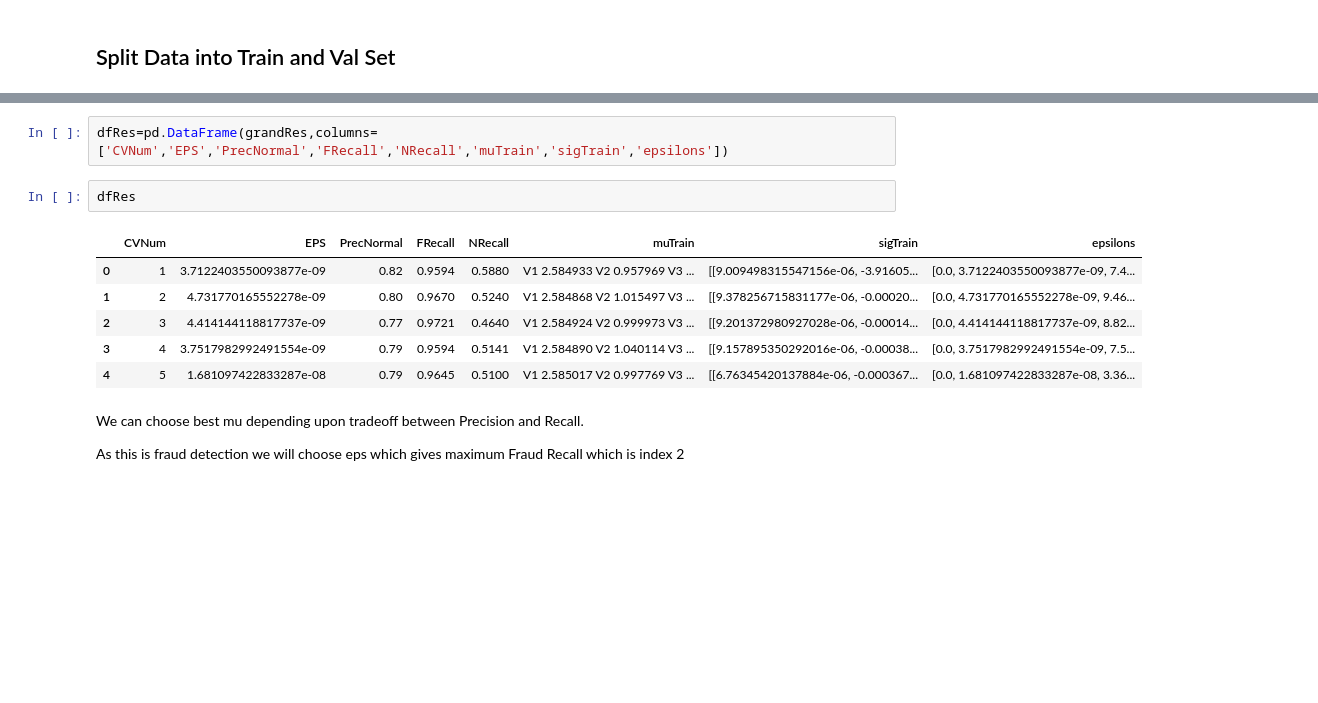
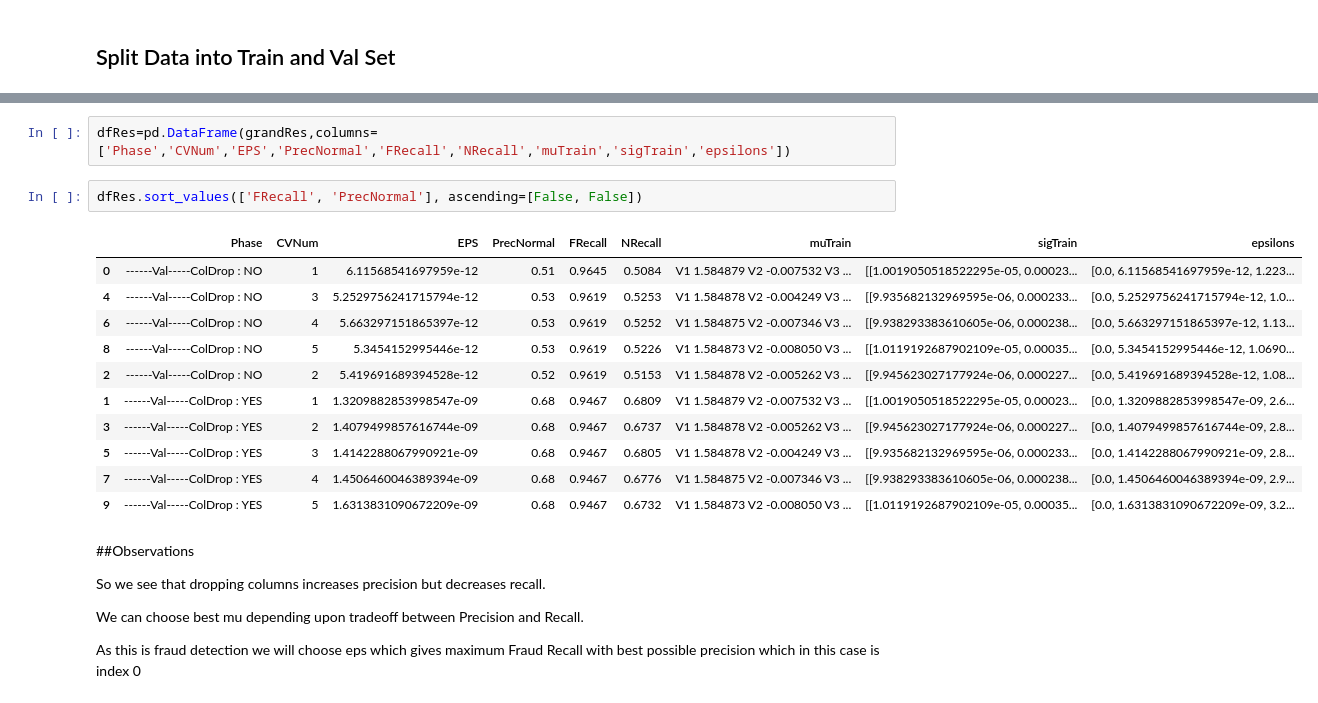
Before and after one commit to kinjaldand/MLProjects, a Jupyter notebook: CreditCardFraudDetection/multivariate_normalMethod.ipynb, the cells around one changed output, grey strips where cells are left out. Drawn from its saved outputs; the diff is of its cells as text; blank space fills up the shorter version.

```diff
--- a/CreditCardFraudDetection/multivariate_normalMethod.ipynb
+++ b/CreditCardFraudDetection/multivariate_normalMethod.ipynb
@@ -330,15 +364,24 @@ weighted avg       0.81      0.79      0.77       643
 # %%
-dfRes=pd.DataFrame(grandRes,columns=['CVNum','EPS','PrecNormal','FRecall','NRecall','muTrain','sigTrain','epsilons'])
+dfRes=pd.DataFrame(grandRes,columns=['Phase','CVNum','EPS','PrecNormal','FRecall','NRecall','muTrain','sigTrain','epsilons'])
-# %%
-dfRes
-# %% [output]
-|  | CVNum | EPS | PrecNormal | FRecall | NRecall | muTrain | sigTrain | epsilons |
-| 0 | 1 | 3.7122403550093877e-09 | 0.82 | 0.9594 | 0.5880 | V1 2.584933 V2 0.957969 V3 ... | [[9.009498315547156e-06, -3.91605... | [0.0, 3.7122403550093877e-09, 7.4... |
-| 1 | 2 | 4.731770165552278e-09 | 0.80 | 0.9670 | 0.5240 | V1 2.584868 V2 1.015497 V3 ... | [[9.378256715831177e-06, -0.00020... | [0.0, 4.731770165552278e-09, 9.46... |
-| 2 | 3 | 4.414144118817737e-09 | 0.77 | 0.9721 | 0.4640 | V1 2.584924 V2 0.999973 V3 ... | [[9.201372980927028e-06, -0.00014... | [0.0, 4.414144118817737e-09, 8.82... |
-| 3 | 4 | 3.7517982992491554e-09 | 0.79 | 0.9594 | 0.5141 | V1 2.584890 V2 1.040114 V3 ... | [[9.157895350292016e-06, -0.00038... | [0.0, 3.7517982992491554e-09, 7.5... |
-| 4 | 5 | 1.681097422833287e-08 | 0.79 | 0.9645 | 0.5100 | V1 2.585017 V2 0.997769 V3 ... | [[6.76345420137884e-06, -0.000367... | [0.0, 1.681097422833287e-08, 3.36... |
+# %%
+dfRes.sort_values(['FRecall', 'PrecNormal'], ascending=[False, False])
+# %% [output]
+|  | Phase | CVNum | EPS | PrecNormal | FRecall | NRecall | muTrain | sigTrain | epsilons |
+| 0 | ------Val-----ColDrop : NO | 1 | 6.11568541697959e-12 | 0.51 | 0.9645 | 0.5084 | V1 1.584879 V2 -0.007532 V3 ... | [[1.0019050518522295e-05, 0.00023... | [0.0, 6.11568541697959e-12, 1.223... |
+| 4 | ------Val-----ColDrop : NO | 3 | 5.2529756241715794e-12 | 0.53 | 0.9619 | 0.5253 | V1 1.584878 V2 -0.004249 V3 ... | [[9.935682132969595e-06, 0.000233... | [0.0, 5.2529756241715794e-12, 1.0... |
+| 6 | ------Val-----ColDrop : NO | 4 | 5.663297151865397e-12 | 0.53 | 0.9619 | 0.5252 | V1 1.584875 V2 -0.007346 V3 ... | [[9.938293383610605e-06, 0.000238... | [0.0, 5.663297151865397e-12, 1.13... |
+| 8 | ------Val-----ColDrop : NO | 5 | 5.3454152995446e-12 | 0.53 | 0.9619 | 0.5226 | V1 1.584873 V2 -0.008050 V3 ... | [[1.0119192687902109e-05, 0.00035... | [0.0, 5.3454152995446e-12, 1.0690... |
+| 2 | ------Val-----ColDrop : NO | 2 | 5.419691689394528e-12 | 0.52 | 0.9619 | 0.5153 | V1 1.584878 V2 -0.005262 V3 ... | [[9.945623027177924e-06, 0.000227... | [0.0, 5.419691689394528e-12, 1.08... |
+| 1 | ------Val-----ColDrop : YES | 1 | 1.3209882853998547e-09 | 0.68 | 0.9467 | 0.6809 | V1 1.584879 V2 -0.007532 V3 ... | [[1.0019050518522295e-05, 0.00023... | [0.0, 1.3209882853998547e-09, 2.6... |
+| 3 | ------Val-----ColDrop : YES | 2 | 1.4079499857616744e-09 | 0.68 | 0.9467 | 0.6737 | V1 1.584878 V2 -0.005262 V3 ... | [[9.945623027177924e-06, 0.000227... | [0.0, 1.4079499857616744e-09, 2.8... |
+| 5 | ------Val-----ColDrop : YES | 3 | 1.4142288067990921e-09 | 0.68 | 0.9467 | 0.6805 | V1 1.584878 V2 -0.004249 V3 ... | [[9.935682132969595e-06, 0.000233... | [0.0, 1.4142288067990921e-09, 2.8... |
+| 7 | ------Val-----ColDrop : YES | 4 | 1.4506460046389394e-09 | 0.68 | 0.9467 | 0.6776 | V1 1.584875 V2 -0.007346 V3 ... | [[9.938293383610605e-06, 0.000238... | [0.0, 1.4506460046389394e-09, 2.9... |
+| 9 | ------Val-----ColDrop : YES | 5 | 1.6313831090672209e-09 | 0.68 | 0.9467 | 0.6732 | V1 1.584873 V2 -0.008050 V3 ... | [[1.0119192687902109e-05, 0.00035... | [0.0, 1.6313831090672209e-09, 3.2... |
 # %% [markdown]
+##Observations
+
+So we see that dropping columns increases precision but decreases recall.
+
 We can choose best mu depending upon tradeoff between Precision and Recall.
 
-As this is fraud detection we will choose eps which gives maximum Fraud Recall which is index 2
+As this is fraud detection we will choose eps which gives maximum Fraud Recall with best possible precision which in this case is index 0
```
Also changed, not shown: parts of 11 cells of this notebook.
